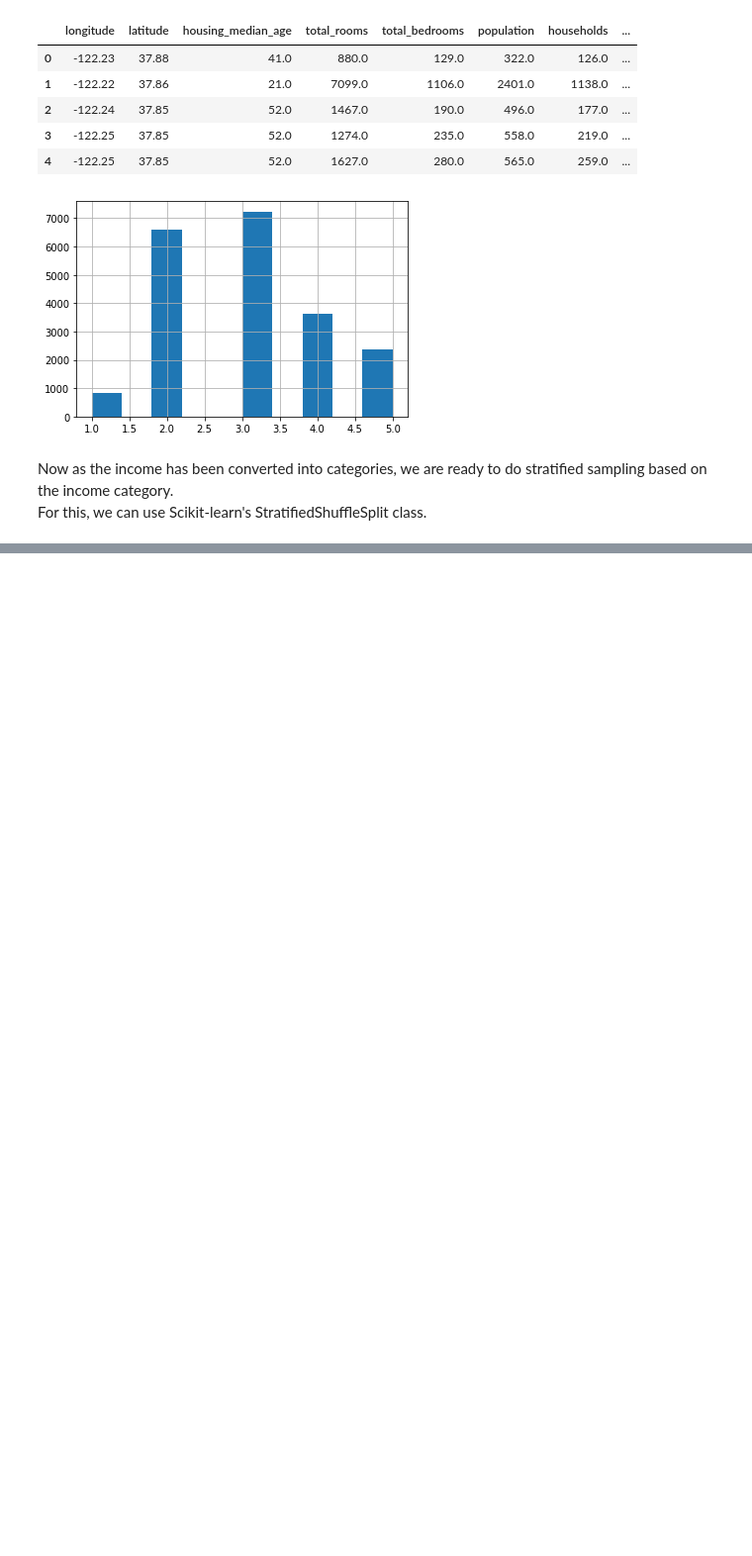
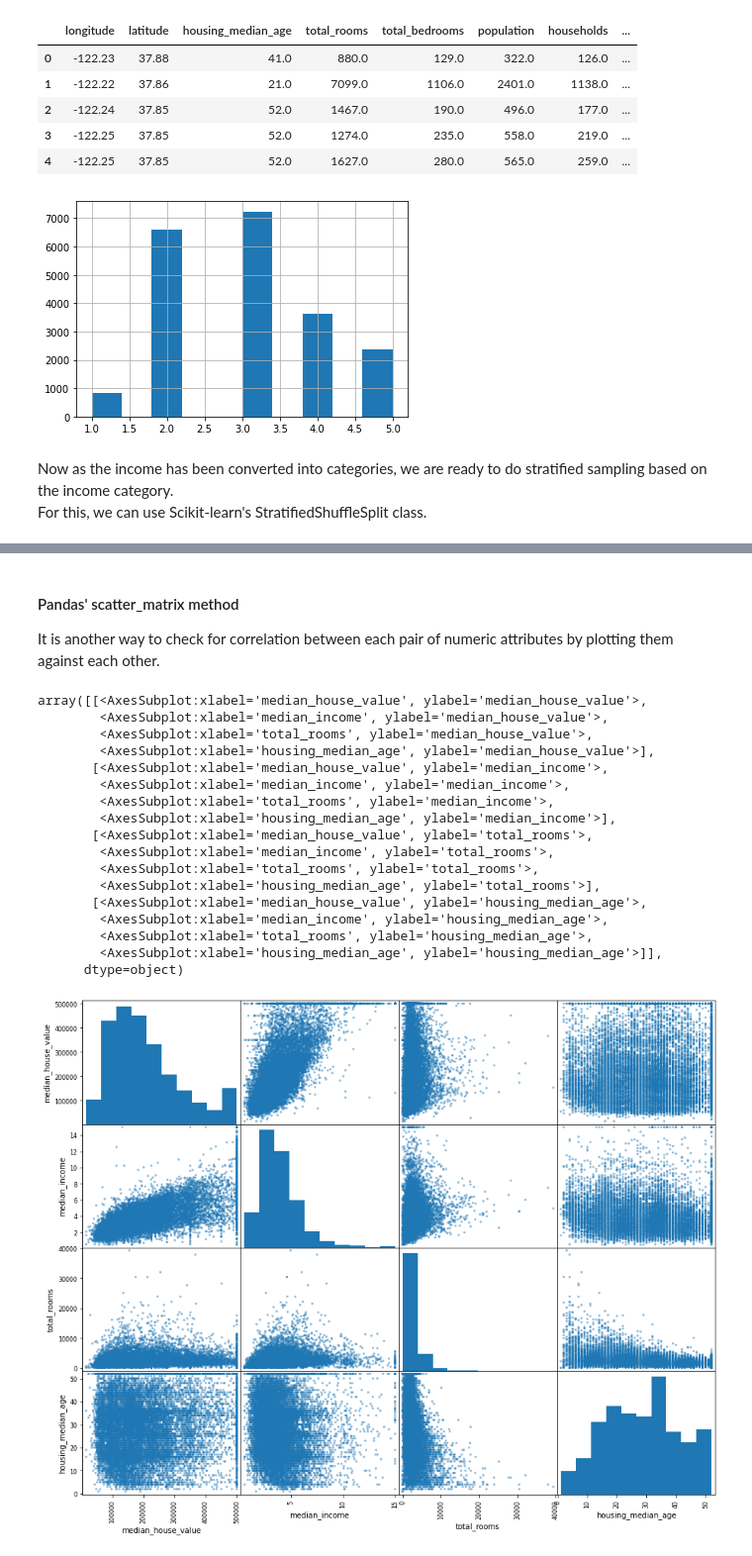
Before and after one commit to gurjinderbassi/california_housing_prices, a Jupyter notebook: california-housing-prices.ipynb, the cells around one changed output, grey strips where cells are left out. Shown at 99% size. Cells and saved outputs as stored; diff of their text form; code cells hidden in the pictures; blank space fills up the shorter version.

```diff
--- a/california-housing-prices.ipynb
+++ b/california-housing-prices.ipynb
@@ -176,0 +316,26 @@ for train_index, test_index in split.split(housing, housing['income_cat']):
+# %% [markdown]
+#### Pandas' scatter_matrix method
+It is another way to check for correlation between each pair of numeric attributes by plotting them against each other.
+# %%
+from pandas.plotting import scatter_matrix
+attributes = ['median_house_value','median_income','total_rooms','housing_median_age'] # choosing some important attributes to reduce number of plots in figure
+scatter_matrix(housing[attributes],figsize=(15,12))
+# %% [output]
+array([[<AxesSubplot:xlabel='median_house_value', ylabel='median_house_value'>,
+        <AxesSubplot:xlabel='median_income', ylabel='median_house_value'>,
+        <AxesSubplot:xlabel='total_rooms', ylabel='median_house_value'>,
+        <AxesSubplot:xlabel='housing_median_age', ylabel='median_house_value'>],
+       [<AxesSubplot:xlabel='median_house_value', ylabel='median_income'>,
+        <AxesSubplot:xlabel='median_income', ylabel='median_income'>,
+        <AxesSubplot:xlabel='total_rooms', ylabel='median_income'>,
+        <AxesSubplot:xlabel='housing_median_age', ylabel='median_income'>],
+       [<AxesSubplot:xlabel='median_house_value', ylabel='total_rooms'>,
+        <AxesSubplot:xlabel='median_income', ylabel='total_rooms'>,
+        <AxesSubplot:xlabel='total_rooms', ylabel='total_rooms'>,
+        <AxesSubplot:xlabel='housing_median_age', ylabel='total_rooms'>],
+       [<AxesSubplot:xlabel='median_house_value', ylabel='housing_median_age'>,
+        <AxesSubplot:xlabel='median_income', ylabel='housing_median_age'>,
+        <AxesSubplot:xlabel='total_rooms', ylabel='housing_median_age'>,
+        <AxesSubplot:xlabel='housing_median_age', ylabel='housing_median_age'>]],
+      dtype=object)
+[figure, added]
```
Also changed, not shown: parts of 62 cells of this notebook.
